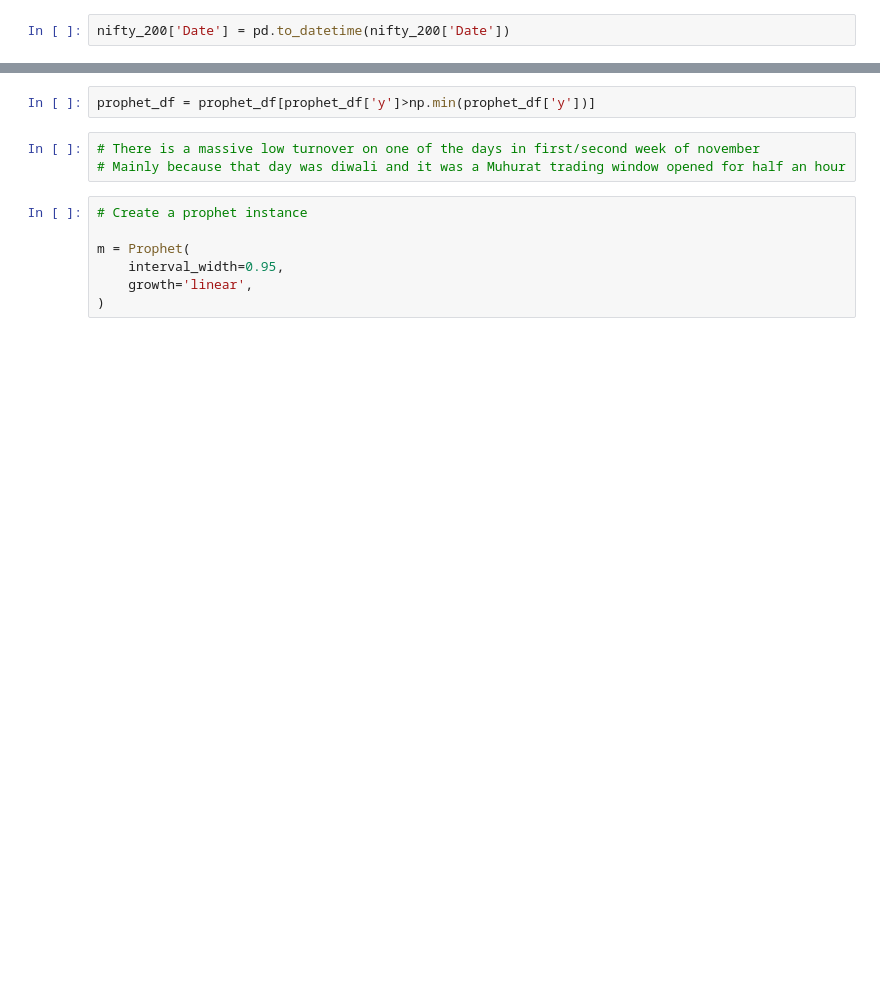
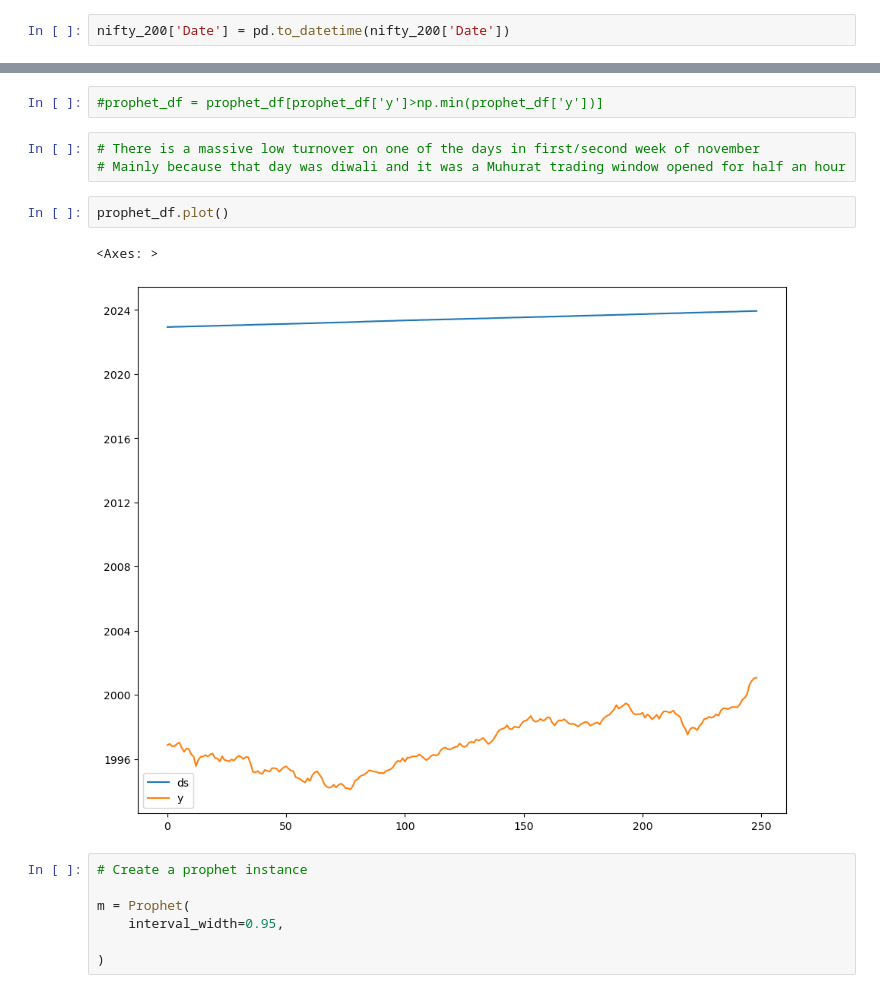
Before and after one commit to ARKA1112/Time_Series_R, a Jupyter notebook: prophet_usecase.ipynb, the cells around one changed output, grey strips where cells are left out. Cells and saved outputs as stored; diff of their text form; blank space fills up the shorter version.

```diff
--- a/prophet_usecase.ipynb
+++ b/prophet_usecase.ipynb
@@ -42,14 +54,19 @@ np.min(prophet_df['y'])
 # %%
-prophet_df = prophet_df[prophet_df['y']>np.min(prophet_df['y'])]
+#prophet_df = prophet_df[prophet_df['y']>np.min(prophet_df['y'])]
 # %%
 # There is a massive low turnover on one of the days in first/second week of november
 # Mainly because that day was diwali and it was a Muhurat trading window opened for half an hour
+# %%
+prophet_df.plot()
+# %% [output]
+<Axes: >
+[figure, added]
 # %%
 # Create a prophet instance
 
 m = Prophet(
     interval_width=0.95,
-    growth='linear',
+
 )
 # %%
 m.fit(prophet_df)
```
Also changed, not shown: parts of 56 cells of this notebook.
